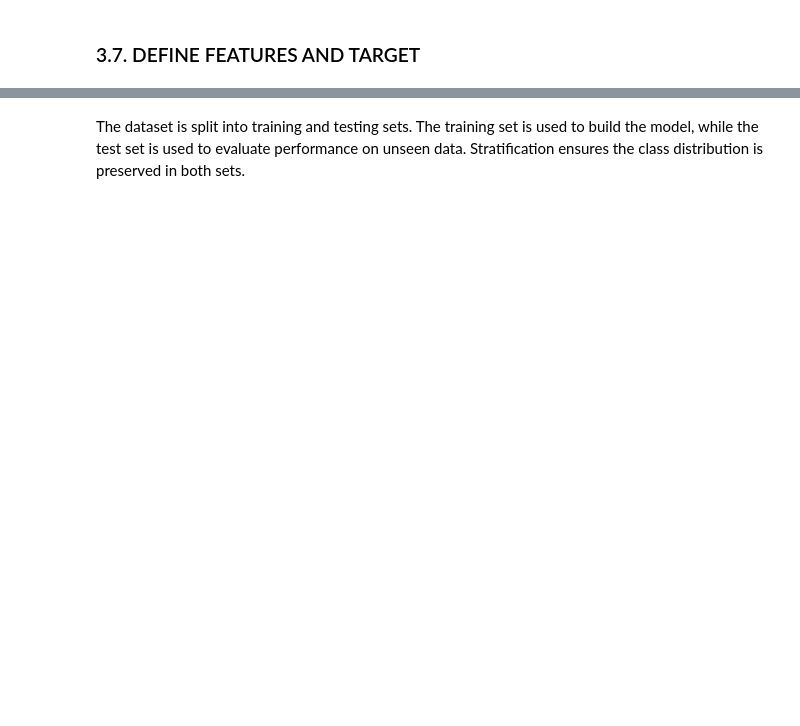
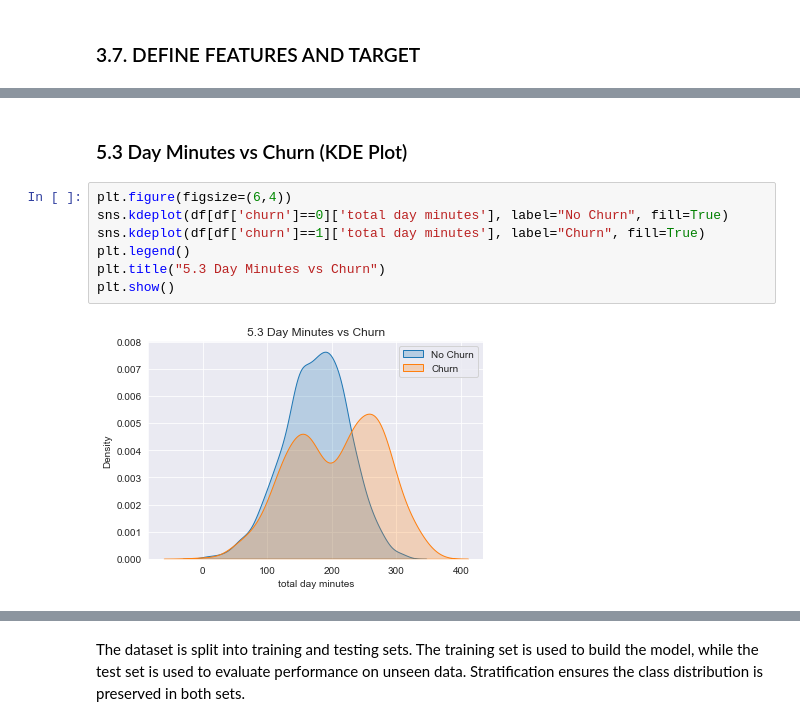
Before and after one commit to tonny001-rgb/CUSTOMER-CHURN-CLASSIFICATION-, a Jupyter notebook: notebooks/churn_analysis.ipynb, the cells around one changed output, grey strips where cells are left out. Drawn from its saved outputs; the diff is of its cells as text; blank space fills up the shorter version.

```diff
--- a/notebooks/churn_analysis.ipynb
+++ b/notebooks/churn_analysis.ipynb
@@ -337,0 +361,11 @@ y contains the churn outcome we want to predict
+# %% [markdown]
+### 5.3 Day Minutes vs Churn (KDE Plot)
+# %%
+plt.figure(figsize=(6,4))
+sns.kdeplot(df[df['churn']==0]['total day minutes'], label="No Churn", fill=True)
+sns.kdeplot(df[df['churn']==1]['total day minutes'], label="Churn", fill=True)
+plt.legend()
+plt.title("5.3 Day Minutes vs Churn")
+plt.show()
+# %% [output]
+[figure, added]
```
Also changed, not shown: parts of 96 cells of this notebook.
